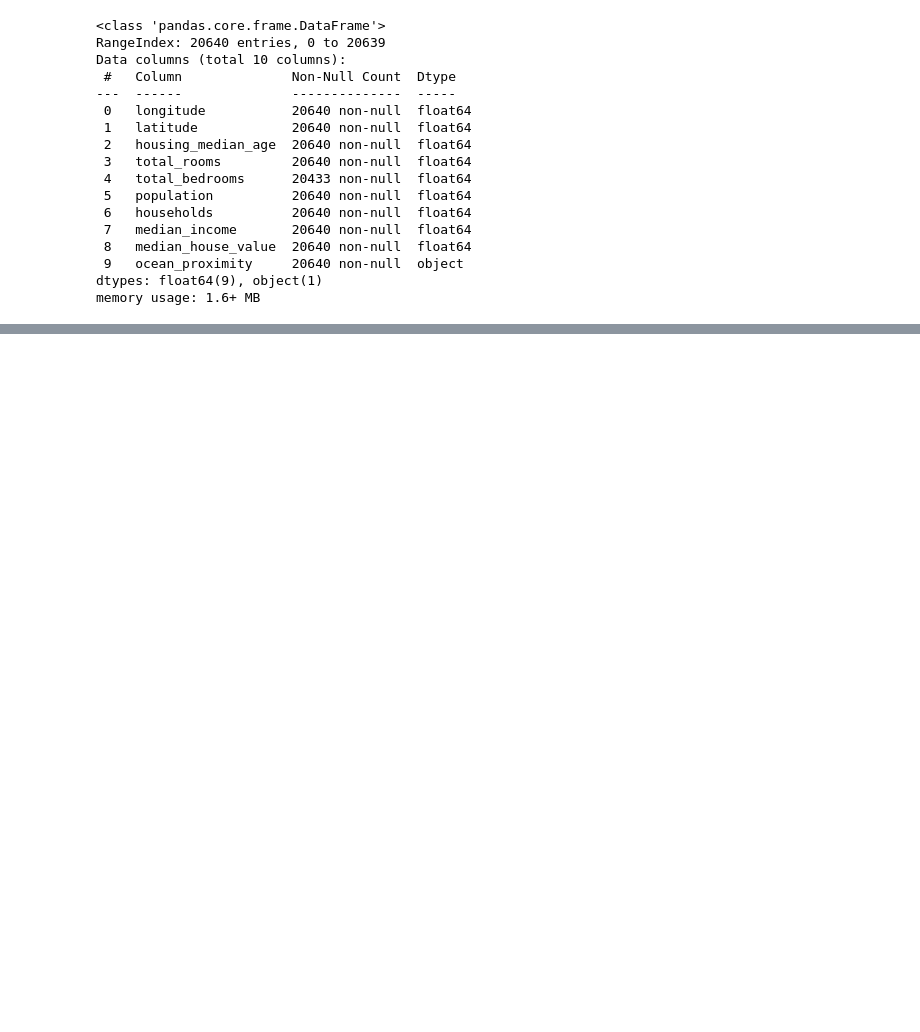
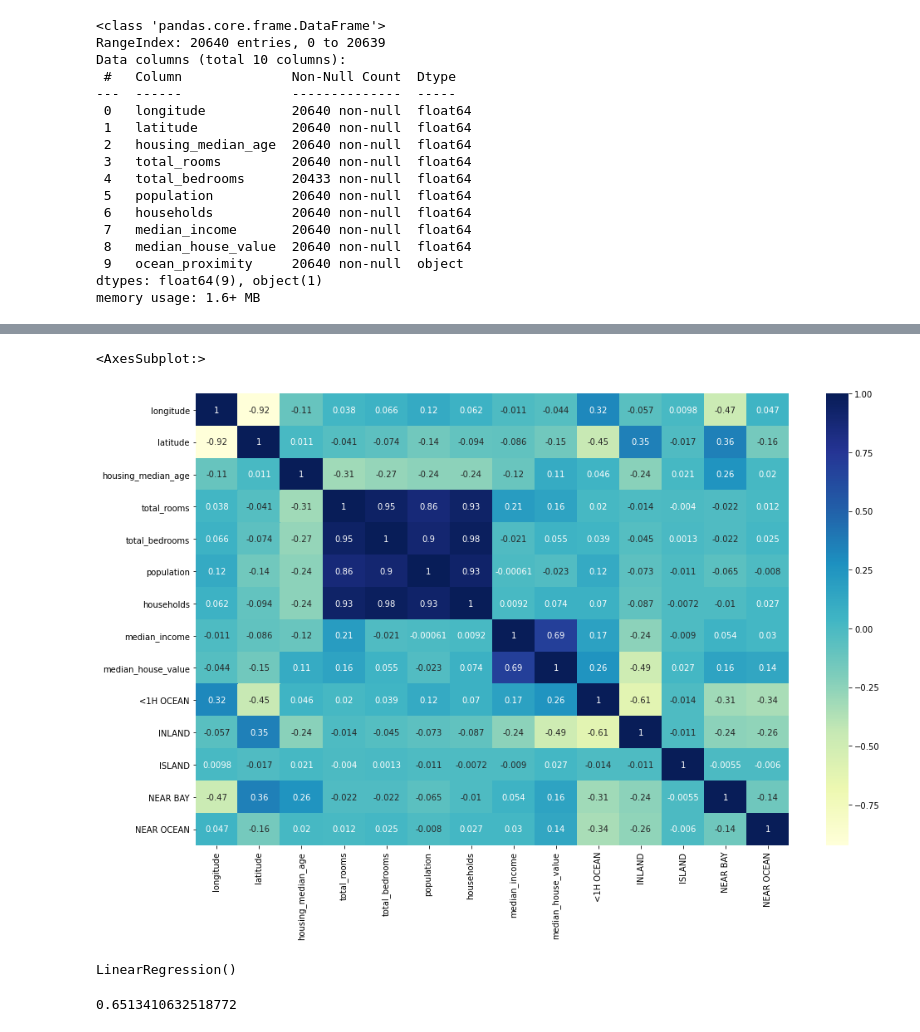
Before and after one commit to mrodberg/Rodberg-Capstone, a Jupyter notebook: Working Notebook.ipynb, the cells around one changed output, grey strips where cells are left out. Drawn from its saved outputs; the diff is of its cells as text; code cells hidden in the pictures; blank space fills up the shorter version.

```diff
--- a/Working Notebook.ipynb
+++ b/Working Notebook.ipynb
@@ -82,0 +112,23 @@ data.dropna(inplace=True)
+# %%
+X_train, X_test, y_train, y_test = train_test_split(X,y, test_size=0.2)
+# %%
+train_data= X_train.join(y_train)
+# %%
+train_data['population'] = np.log(train_data['population']+1)
+train_data['total_bedrooms'] = np.log(train_data['total_bedrooms']+1)
+train_data['total_rooms'] = np.log(train_data['total_rooms']+1)
+train_data['households'] = np.log(train_data['households']+1)
+# %%
+train_data = train_data.join(pd.get_dummies(train_data.ocean_proximity)).drop(['ocean_proximity'], axis=1)
+# %%
+plt.figure(figsize=(16,10))
+sns.heatmap(train_data.corr(), annot=True, cmap= "YlGnBu")
+# %% [output]
+<AxesSubplot:>
+[figure, added]
+# %%
+X_train, y_train = train_data.drop(['median_house_value'], axis=1), train_data['median_house_value']
+reg= LinearRegression()
+reg.fit(X_train, y_train)
+# %% [output]
+LinearRegression()
@@ -82,0 +146,4 @@ data.dropna(inplace=True)
+# %%
+reg.score(X_test, y_test)
+# %% [output]
+0.6513410632518772
```
Also changed, not shown: parts of 14 cells of this notebook.
